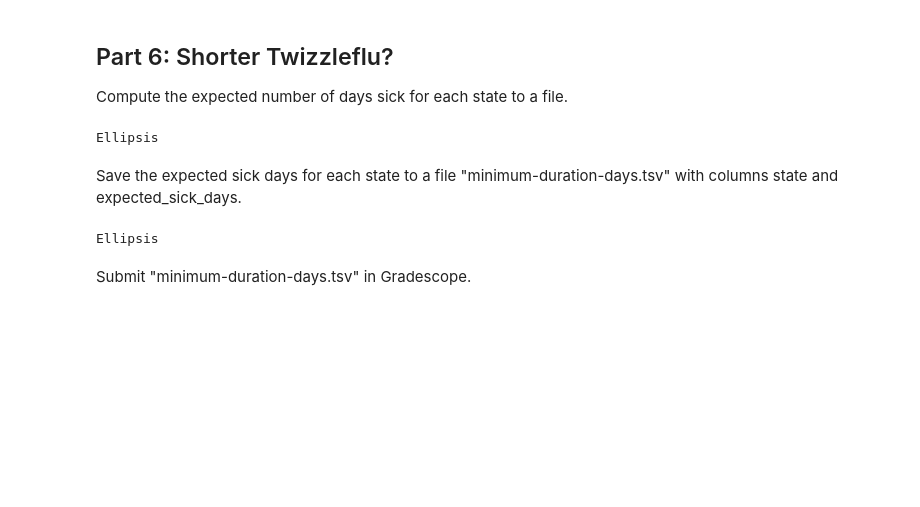
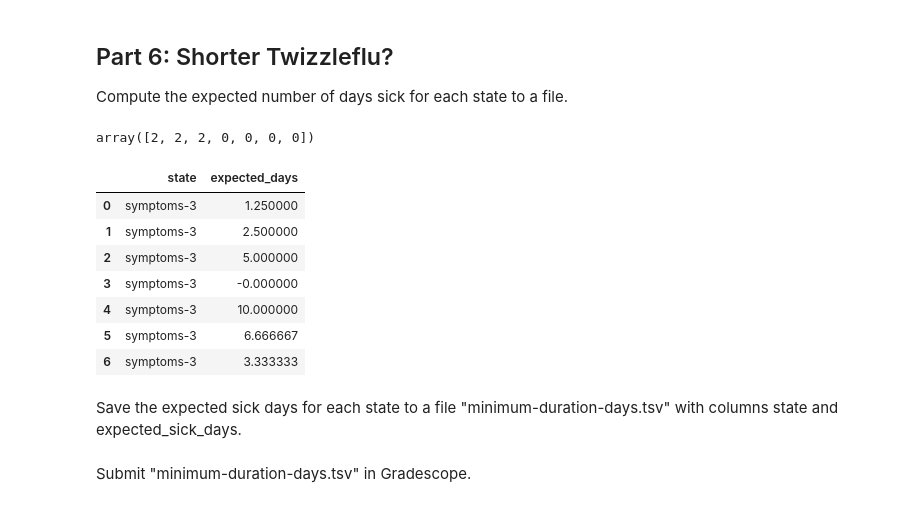
Before and after one commit to jtvon/dx704-project-06, a Jupyter notebook: project.ipynb, the cells around one changed output. Cells and saved outputs as stored; diff of their text form; code cells hidden in the pictures; blank space fills up the shorter version.

```diff
--- a/project.ipynb
+++ b/project.ipynb
@@ -295,17 +344,57 @@ Submit "minimum-duration-actions.tsv" in Gradescope.
 ## Part 6: Shorter Twizzleflu?
 
 Compute the expected number of days sick for each state to a file.
-# %%
-# YOUR CHANGES HERE
-
-...
-# %% [output]
-Ellipsis
+# %%
+a_5
+# %% [output]
+array([2, 2, 2, 0, 0, 0, 0])
+# %%
+# YOUR CHANGES HERE
+# Build Dictionary from Part 5
+duration_policy = {states[i]: actions[a] for i, a in enumerate(a_5)}
+
+# Build the reward vector for the duration-optimal policy
+r_6 = np.zeros(S, dtype=float)
+for i, state in enumerate(states):
+    action = duration_policy[state]
+    # Get the reward for state-action pair
+    row = df_rewards_updated[(df_rewards_updated['state'] == state) & (df_rewards_updated['action'] == action)]
+    if not row.empty:
+        r_6[i] = row['reward'].values[0]
+
+# Build the transition matrix for the duration-optimal policy
+P_6 = np.zeros((S, S), dtype=float)
+for i, state in enumerate(states):
+    action = duration_policy[state]
+    # Get the transitions for state-action pair
+    transitions = df_transitions[(df_transitions['state'] == state) & (df_transitions['action'] == action)]
+    for _, row in transitions.iterrows():
+        j = state_idx[row['next_state']]
+        P_6[i, j] = row['probability']
+
+# Reshape for value_iteration
+r_6 = r_6.reshape(1, -1)
+P_6 = P_6.reshape(1, S, S)
+
+# Run the value iteration for the fixed policy
+gamma_6 = 1.0
+v_6 = value_iteration(r_6, P_6, gamma_6, max_iterations=10000, tolerance=1e-8) * -1
+
+# Save the results
+df_duration_days = pd.DataFrame({
+    'state':state,
+    'expected_days': v_6.flatten()
+})
+
+df_duration_days
+# %% [output]
+|  | state | expected_days |
+| 0 | symptoms-3 | 1.250000 |
+| 1 | symptoms-3 | 2.500000 |
+| 2 | symptoms-3 | 5.000000 |
+| 3 | symptoms-3 | -0.000000 |
+| 4 | symptoms-3 | 10.000000 |
+| 5 | symptoms-3 | 6.666667 |
+| 6 | symptoms-3 | 3.333333 |
 # %% [markdown]
 Save the expected sick days for each state to a file "minimum-duration-days.tsv" with columns state and expected_sick_days.
-# %%
-# YOUR CHANGES HERE
-
-...
-# %% [output]
-Ellipsis
```
Also changed, not shown: parts of 8 cells of this notebook.
